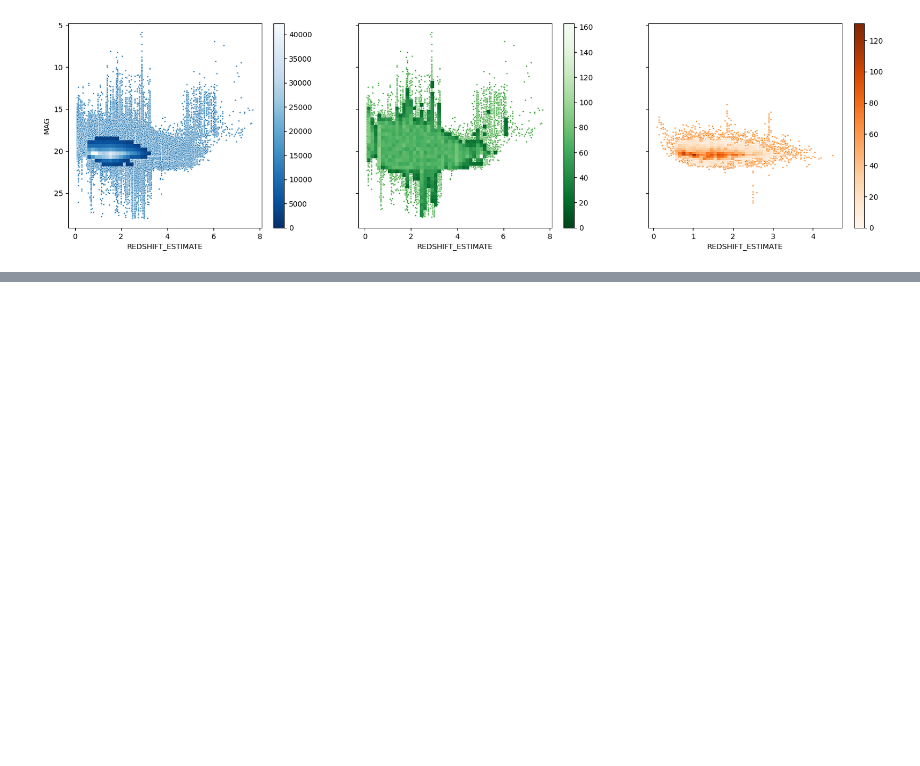
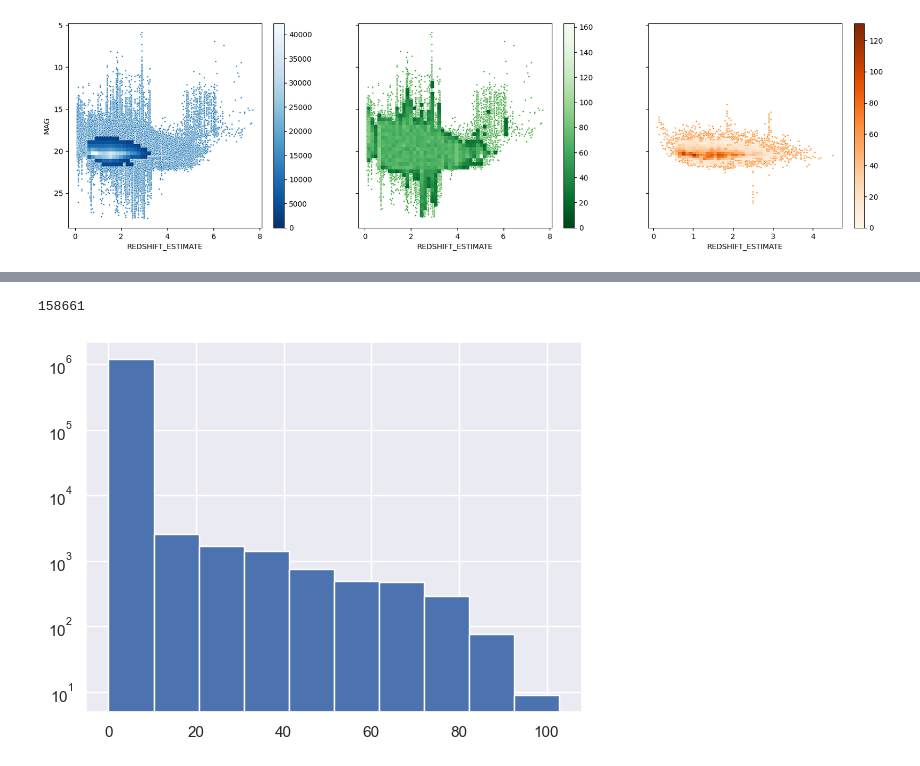
Before and after one commit to NicoGalvarino/simpaqs, a Jupyter notebook: prep_cat_for_SIMPAQS.ipynb, the cells around one changed output, grey strips where cells are left out. Cells and saved outputs as stored; diff of their text form; code cells hidden in the pictures; blank space fills up the shorter version.

```diff
--- a/prep_cat_for_SIMPAQS.ipynb
+++ b/prep_cat_for_SIMPAQS.ipynb
@@ -6,6 +6,7 @@ from astropy.table import QTable, Table
 
 import matplotlib.pyplot as plt
 import seaborn as sns
+sns.set_theme()
 # %% [markdown]
 # setup
 # %%
@@ -36,11 +37,11 @@ col_format_all_S17 = {
     'CAL_MAG_GREEN':np.float32,
     'CAL_MAG_RED':np.float32,
     'CLASSIFICATION':pd.StringDtype(),
-    # 'CLASS_SPEC':pd.StringDtype(),
+    'CLASS_SPEC':pd.StringDtype(),
     'COMPLETENESS':np.float32,
     'PARALLAX':np.float32,
-    # 'SWEEP_NAME':pd.StringDtype(),
-    # 'BRICKNAME':pd.StringDtype(),
+    'SWEEP_NAME':pd.StringDtype(),
+    'BRICKNAME':pd.StringDtype(),
     'TYPE':pd.StringDtype(),
     'BAND_LEGACY':pd.StringDtype(),
     'REFERENCE_BAND':pd.StringDtype(),
@@ -518,0 +523,3 @@ plt.show()
+# %%
+cat_fobs = pandas_from_fits('./../../S17_Catalog/Catalogues/ByCycle_final_cat_april15/ByCycle_Final_Cat_with_all_S17_cols_plus_fobs.fits')
+cat_fobs
@@ -518,0 +595,10 @@ plt.show()
+# %%
+cat_fobs.shape[0] - cat_fobs.loc[cat_fobs['fobs']>-1.0].shape[0]
+# %% [output]
+158661
+# %%
+cat_fobs.loc[cat_fobs['fobs']>-1.0]['fobs'].hist();
+
+plt.yscale('log')
+# %% [output]
+[figure, added]
```
Also changed, not shown: parts of 8 cells of this notebook, 2 other files.
